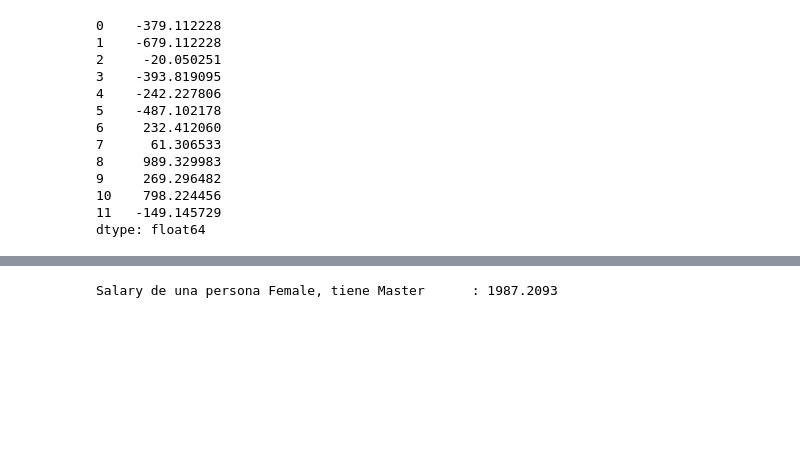
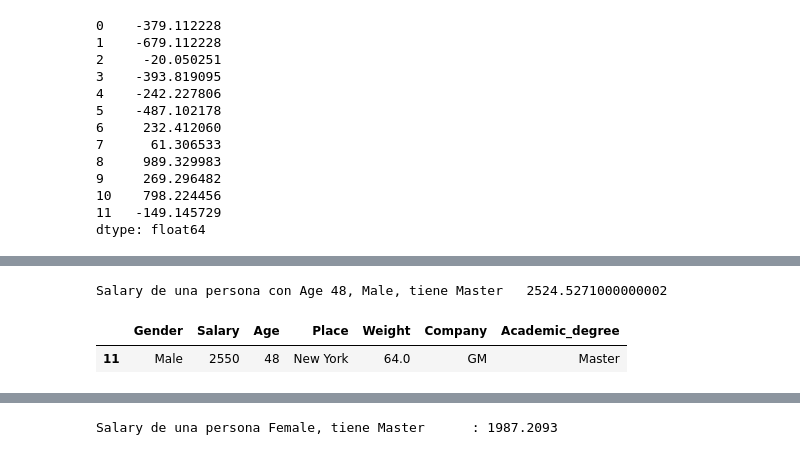
Before and after one commit to alaraav1401/visualizacion_datos, a Jupyter notebook: Clase9.ipynb, the cells around one changed output, grey strips where cells are left out. Drawn from its saved outputs; the diff is of its cells as text; code cells hidden in the pictures; blank space fills up the shorter version.

```diff
--- a/Clase9.ipynb
+++ b/Clase9.ipynb
@@ -282,3 +333,8 @@ Notes:
 # %%
-print('Salary de una persona con Age 33, Female, tiene Bachelor\t:',
-      815.5485
+print('Salary de una persona con Age 48, Male, tiene Master  ',
+      815.5485 + 36.3765*48 +  336.1028*1 -373.1962*1  -43.8495*0)
+df.iloc[-1:, :]
+# %% [output]
+Salary de una persona con Age 48, Male, tiene Master   2524.5271000000002
+|  | Gender | Salary | Age | Place | Weight | Company | Academic_degree |
+| 11 | Male | 2550 | 48 | New York | 64.0 | GM | Master |
```
Also changed, not shown: parts of 27 cells of this notebook.
